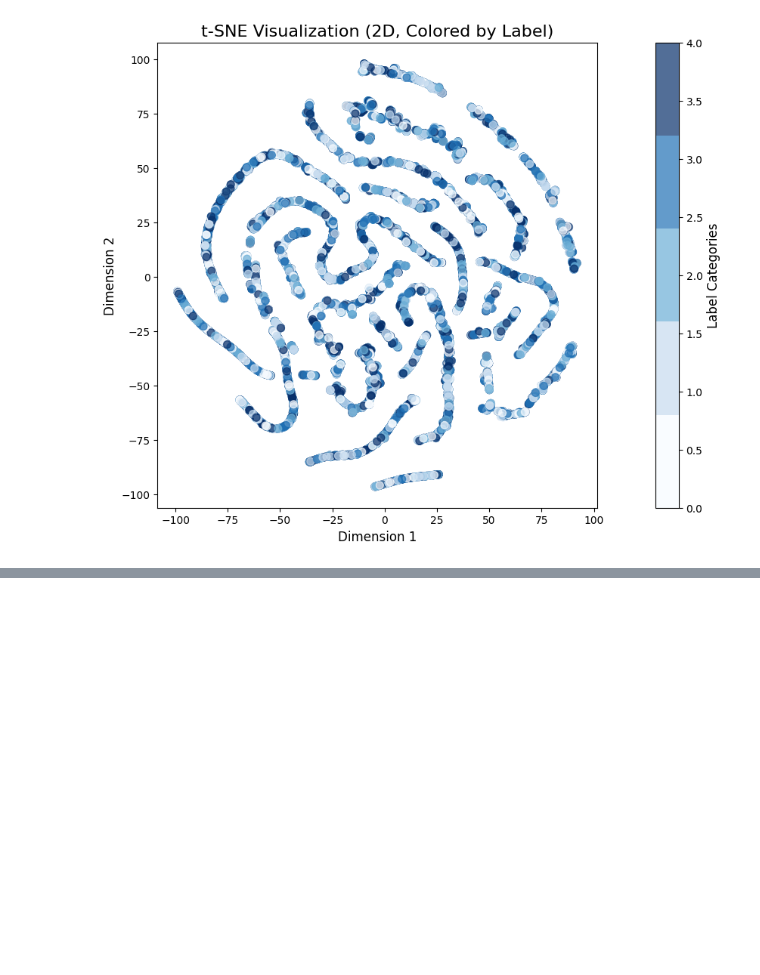
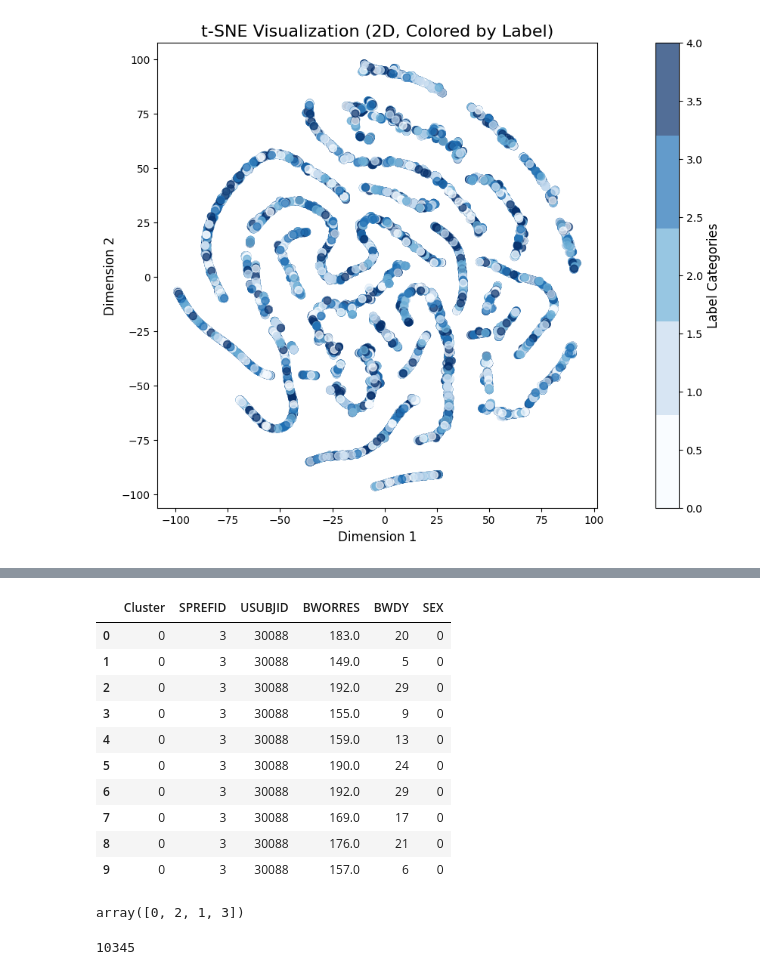
Before and after one commit to Alhag-Ali/Data_Challenges, a Jupyter notebook: project.ipynb, the cells around one changed output, grey strips where cells are left out. Drawn from its saved outputs; the diff is of its cells as text; code cells hidden in the pictures; blank space fills up the shorter version.

```diff
--- a/project.ipynb
+++ b/project.ipynb
@@ -2729,0 +2883,26 @@ cl_abbreviated
+# %%
+from sklearn.cluster import KMeans
+kmeans_model = KMeans(n_clusters=4)
+clusters = kmeans_model.fit_predict(df_kmeans)
+df_kmeans.insert(df_kmeans.columns.get_loc("SPREFID"), "Cluster", clusters)
+df_kmeans.head(10)
+# %% [output]
+|  | Cluster | SPREFID | USUBJID | BWORRES | BWDY | SEX |
+| 0 | 0 | 3 | 30088 | 183.0 | 20 | 0 |
+| 1 | 0 | 3 | 30088 | 149.0 | 5 | 0 |
+| 2 | 0 | 3 | 30088 | 192.0 | 29 | 0 |
+| 3 | 0 | 3 | 30088 | 155.0 | 9 | 0 |
+| 4 | 0 | 3 | 30088 | 159.0 | 13 | 0 |
+| 5 | 0 | 3 | 30088 | 190.0 | 24 | 0 |
+| 6 | 0 | 3 | 30088 | 192.0 | 29 | 0 |
+| 7 | 0 | 3 | 30088 | 169.0 | 17 | 0 |
+| 8 | 0 | 3 | 30088 | 176.0 | 21 | 0 |
+| 9 | 0 | 3 | 30088 | 157.0 | 6 | 0 |
+# %%
+df_kmeans.Cluster.unique()
+# %% [output]
+array([0, 2, 1, 3])
+# %%
+len(x)
+# %% [output]
+10345
```
Also changed, not shown: parts of 48 cells of this notebook.
